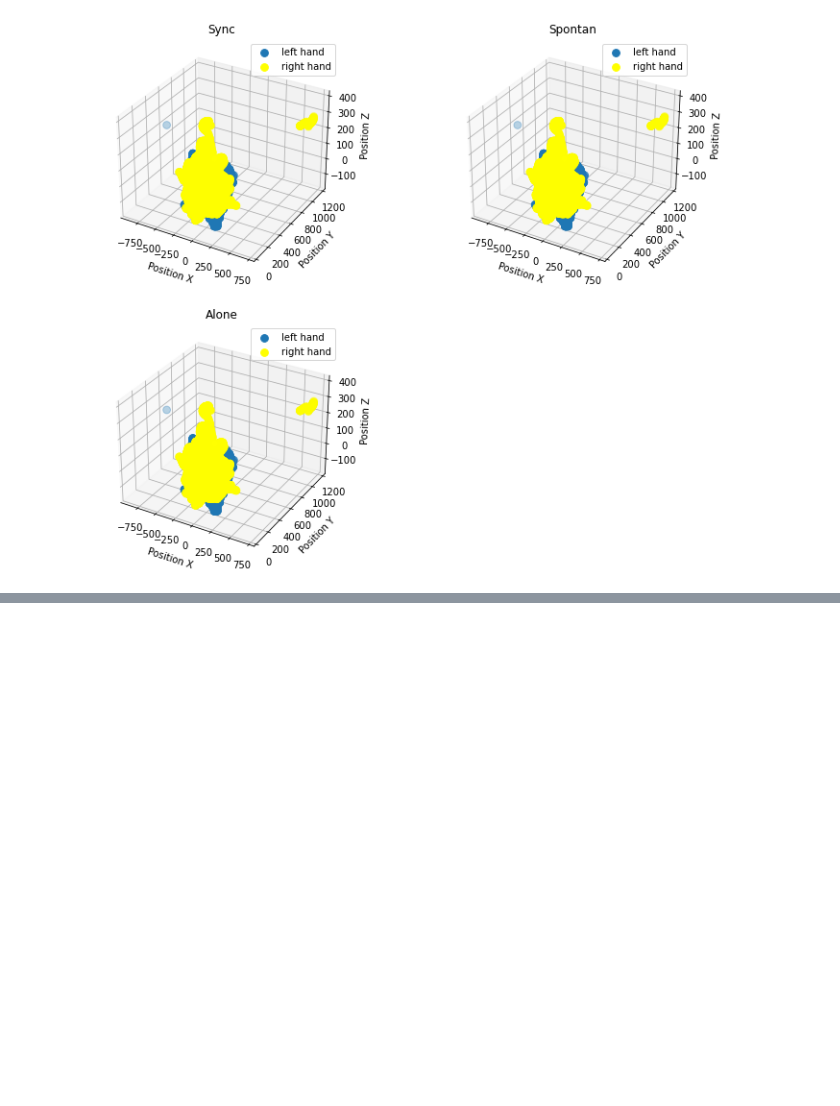
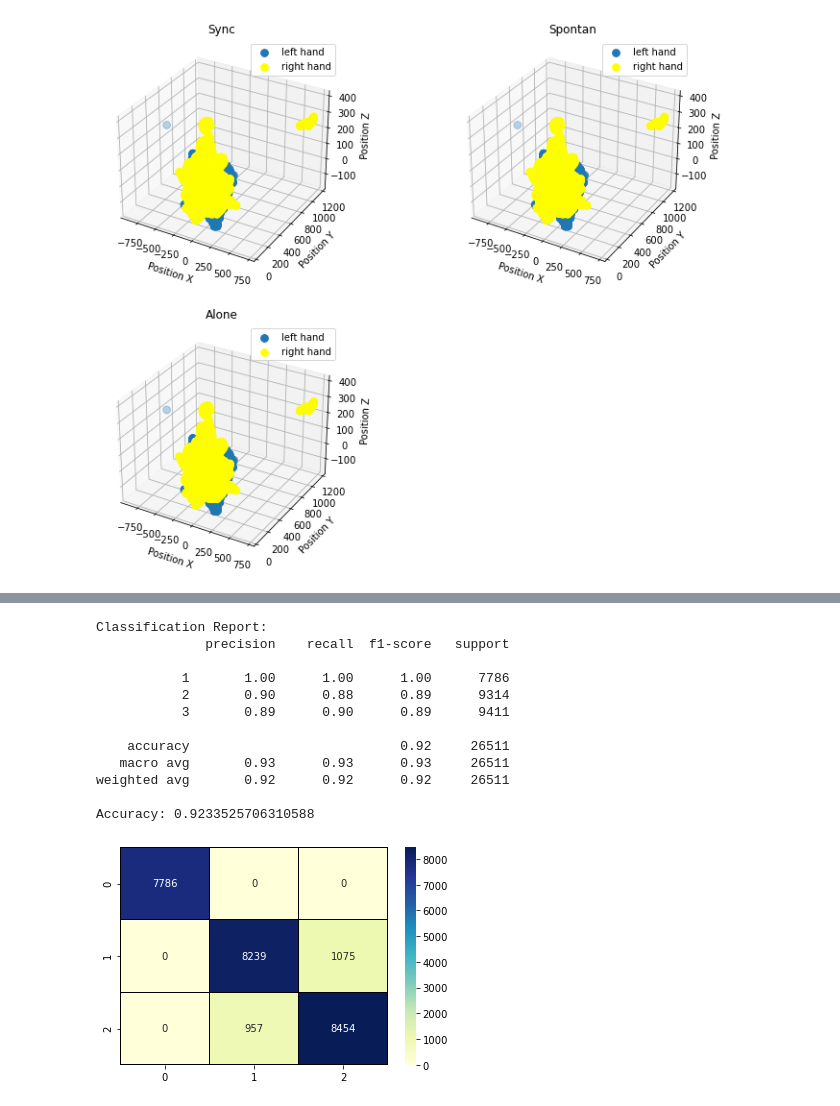
Before and after one commit to idobar1403/FinalProjectYear1, a Jupyter notebook: Hands_Classification.ipynb, the cells around one changed output, grey strips where cells are left out. Drawn from its saved outputs; the diff is of its cells as text; code cells hidden in the pictures; blank space fills up the shorter version.

```diff
--- a/Hands_Classification.ipynb
+++ b/Hands_Classification.ipynb
@@ -186,0 +232,7 @@ for t in Type:
+# %%
+from sklearn.model_selection import train_test_split
+X_train,X_val,y_train,y_val=train_test_split(x,y, train_size=0.7, random_state=0)
+# %%
+scaler = StandardScaler()
+X_train = scaler.fit_transform(X_train)
+X_val = scaler.transform(X_val)
@@ -186,0 +258,10 @@ for t in Type:
+# %%
+from sklearn.neighbors import KNeighborsClassifier
+k_range = list(range(1, 30))
+acc = []
+for k in k_range:
+    knn = KNeighborsClassifier(n_neighbors=k)
+    knn.fit(X_train, y_train)
+    neigh_pred = knn.predict(X_val)
+    acc.append(metrics.accuracy_score(y_val, neigh_pred))
+acc
@@ -186,0 +286,27 @@ for t in Type:
+# %%
+from sklearn.linear_model import LogisticRegression
+clf = LogisticRegression(random_state=0)
+clf.fit(X_train,y_train)
+clf_pred=clf.predict(X_val)
+# %%
+confMatrix = confusion_matrix(y_val, clf_pred)
+sns.heatmap(confMatrix, annot=True, fmt="d",linecolor='black',linewidths=.2,cmap="YlGnBu")
+result1 = classification_report(y_val, clf_pred,zero_division=1)
+print("Classification Report:",)
+print (result1)
+result2 = accuracy_score(y_val,clf_pred)
+print("Accuracy:",result2)
+# %% [output]
+Classification Report:
+              precision    recall  f1-score   support
+
+           1       1.00      1.00      1.00      7786
+           2       0.90      0.88      0.89      9314
+           3       0.89      0.90      0.89      9411
+
+    accuracy                           0.92     26511
+   macro avg       0.93      0.93      0.93     26511
+weighted avg       0.92      0.92      0.92     26511
+
+Accuracy: 0.9233525706310588
+[figure, added]
```
Also changed, not shown: parts of 29 cells of this notebook.
